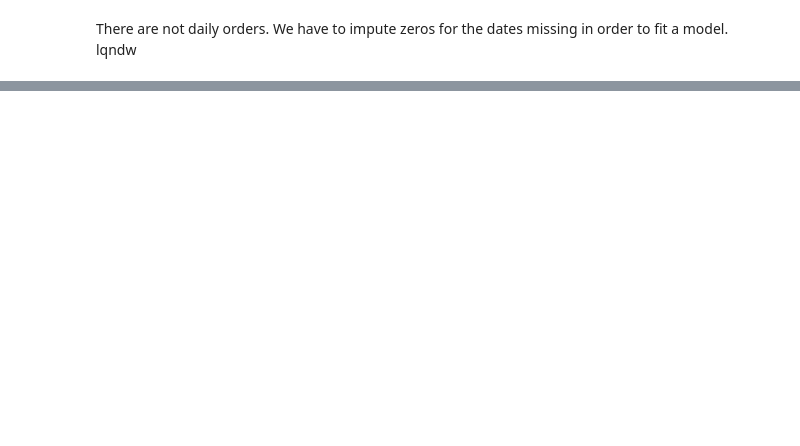
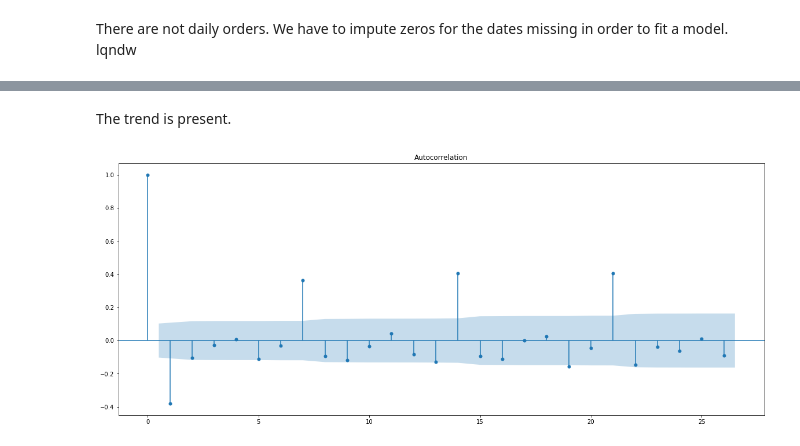
Before and after one commit to DanielGutierrezR/Super-Store-Sales-Prediction, a Jupyter notebook: Superstoresales.ipynb, the cells around one changed output, grey strips where cells are left out. Cells and saved outputs as stored; diff of their text form; code cells hidden in the pictures; blank space fills up the shorter version.

```diff
--- a/Superstoresales.ipynb
+++ b/Superstoresales.ipynb
@@ -471,0 +508,7 @@ kpss(daily_2018)
+# %% [markdown]
+The trend is present.
+# %%
+plot_acf(daily_fd['2018-01-02':])
+plt.show()
+# %% [output]
+[figure, added]
```
Also changed, not shown: parts of 23 cells of this notebook.
